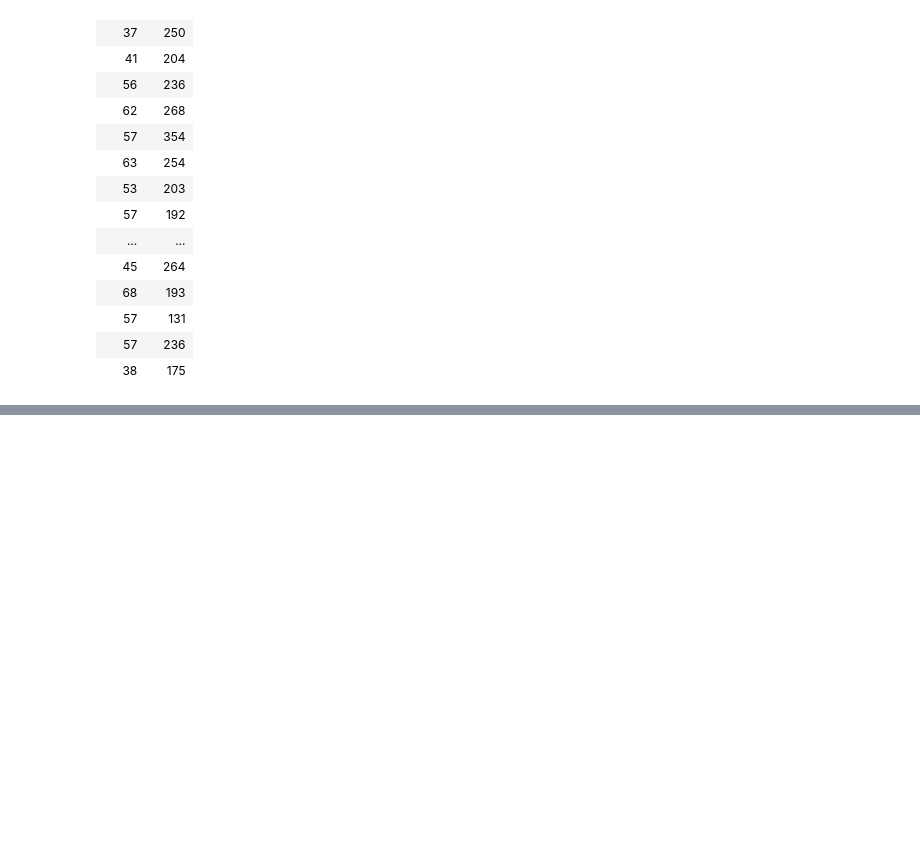
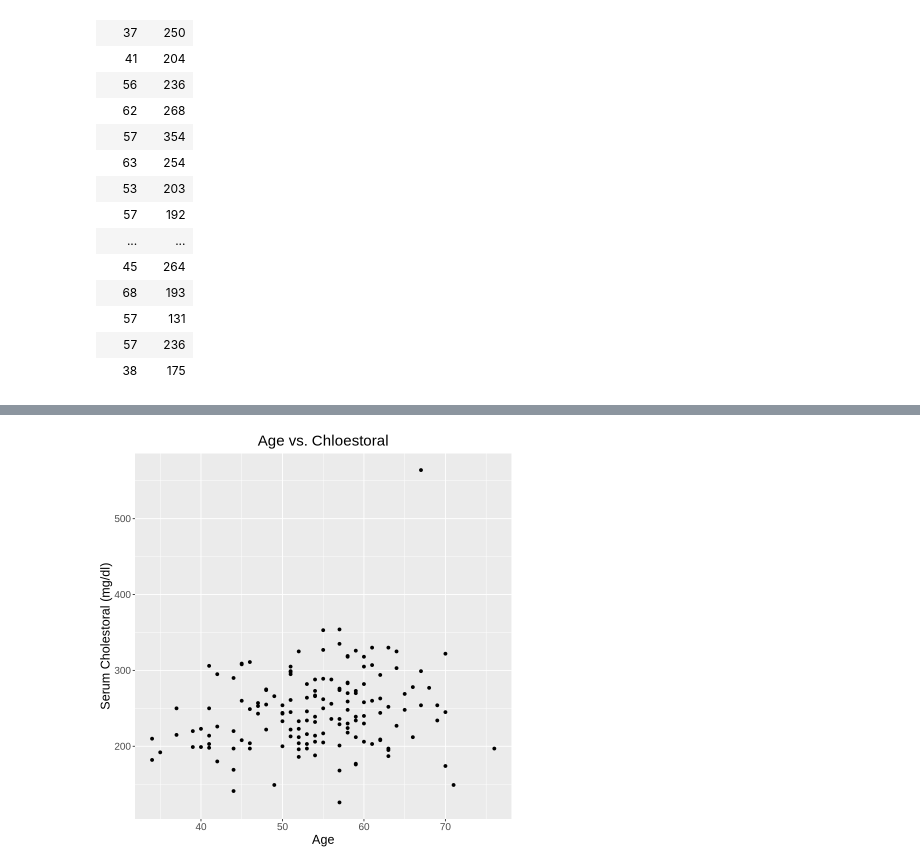
Before and after one commit to matthewzizek/dsci-100-project, a Jupyter notebook: ProjectProposal.ipynb, the cells around one changed output, grey strips where cells are left out. Drawn from its saved outputs; the diff is of its cells as text; code cells hidden in the pictures; blank space fills up the shorter version.

Commit message:
Created a scatter plot and histogram using tibble1

```diff
--- a/ProjectProposal.ipynb
+++ b/ProjectProposal.ipynb
@@ -101 +105,11 @@ A tibble: 151 × 2
 | 57 | 232 |
+# %%
+cleveland_splot <- tibble1 |>
+                    ggplot(aes(x = age, y = chol)) +
+                    geom_point() +
+                    labs(x = "Age", y = "Serum Cholestoral (mg/dl)", title = "Age vs. Chloestoral") +
+                    theme(text = element_text(size = 15)) +
+                    theme(plot.title=element_text(hjust = 0.5))
+cleveland_splot
+# %% [output]
+[figure, added]
```
Also changed, not shown: parts of 3 cells of this notebook.
